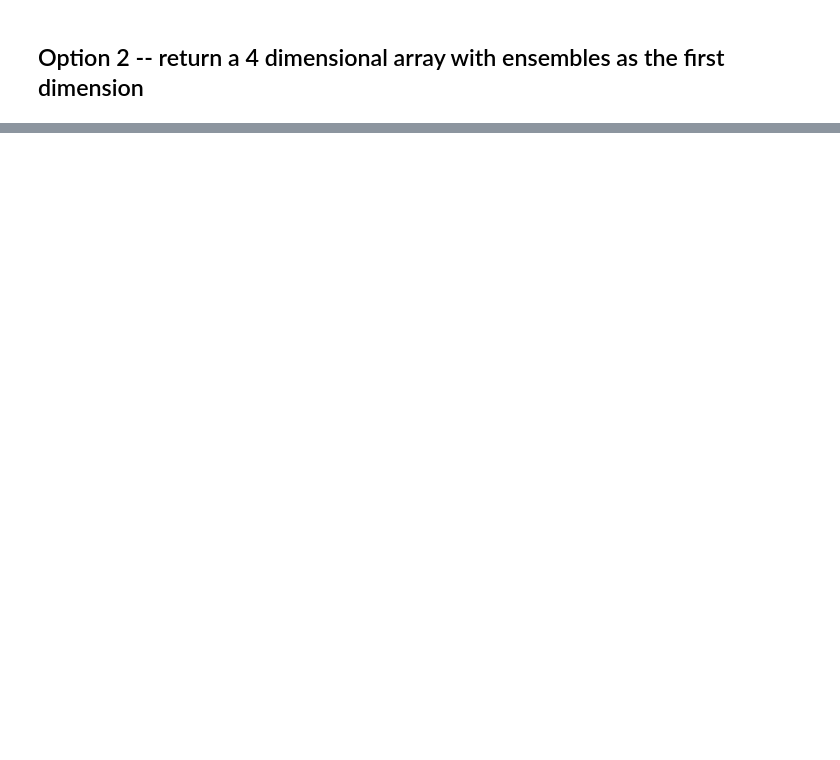
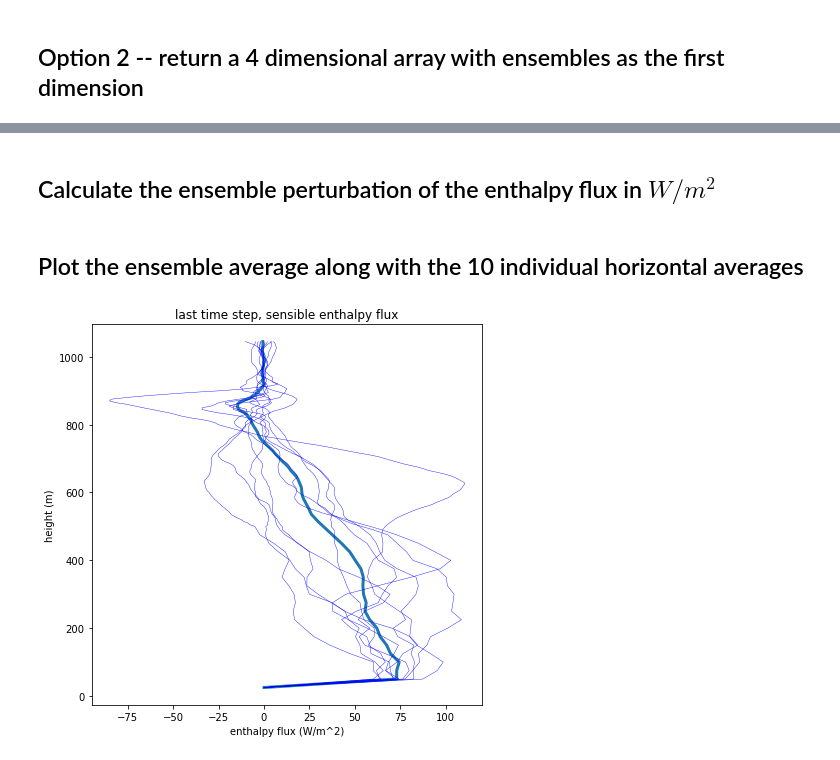
Before and after one commit to rsteinhart/a500_notebooks, a Jupyter notebook: notebooks/dry_les.ipynb, the cells around one changed output, grey strips where cells are left out. Drawn from its saved outputs; the diff is of its cells as text; code cells hidden in the pictures; blank space fills up the shorter version.

```diff
--- a/notebooks/dry_les.ipynb
+++ b/notebooks/dry_les.ipynb
@@ -334,0 +401,30 @@ debug dea:  ['c1', 'c2', 'c3', 'c4', 'c5', 'c6', 'c7', 'c8', 'c9', 'c10']
+# %% [markdown]
+## Calculate the ensemble perturbation of the enthalpy flux in $W/m^2$
+# %%
+with Dataset(the_file) as nc_in:
+    Tperturb=find_perturbations_2(nc_in,'TABS',-1)
+    Wperturb=find_perturbations_2(nc_in,'W',-1)
+    height = nc_in.variables['z'][:]
+
+reynolds_ens_avg=do_ensemble_reynolds(Wperturb,Tperturb)
+rho=1  #kg/m^3
+cp=1024 #J/kg/K
+reynolds_ens_watts = rho*cp*reynolds_ens_avg
+# %% [markdown]
+## Plot the ensemble average along with the 10 individual horizontal averages
+# %%
+fig, ax = plt.subplots(1,1,figsize=(7,7))
+horiz_avg=reynolds_ens_watts.mean(axis=(1,2))
+avg_flux=ax.plot(horiz_avg,height,lw=3)
+ax.set(xlabel="enthalpy flux (W/m^2)")
+ax.set(ylabel="height (m)")
+ax.set(title="last time step, sensible enthalpy flux")
+
+nens,nz,ny,nx = Tperturb.shape
+for i in range(nens):
+    the_temp=Tperturb[i,...]
+    the_wvel=Wperturb[i,...]
+    horiz_avg_flux = do_horiz_reynolds(the_temp,the_wvel)*rho*cp
+    ax.plot(horiz_avg_flux,height,'b-',lw=0.4)
+# %% [output]
+[figure, added]
```
Also changed, not shown: parts of 8 cells of this notebook, 5 other files.
